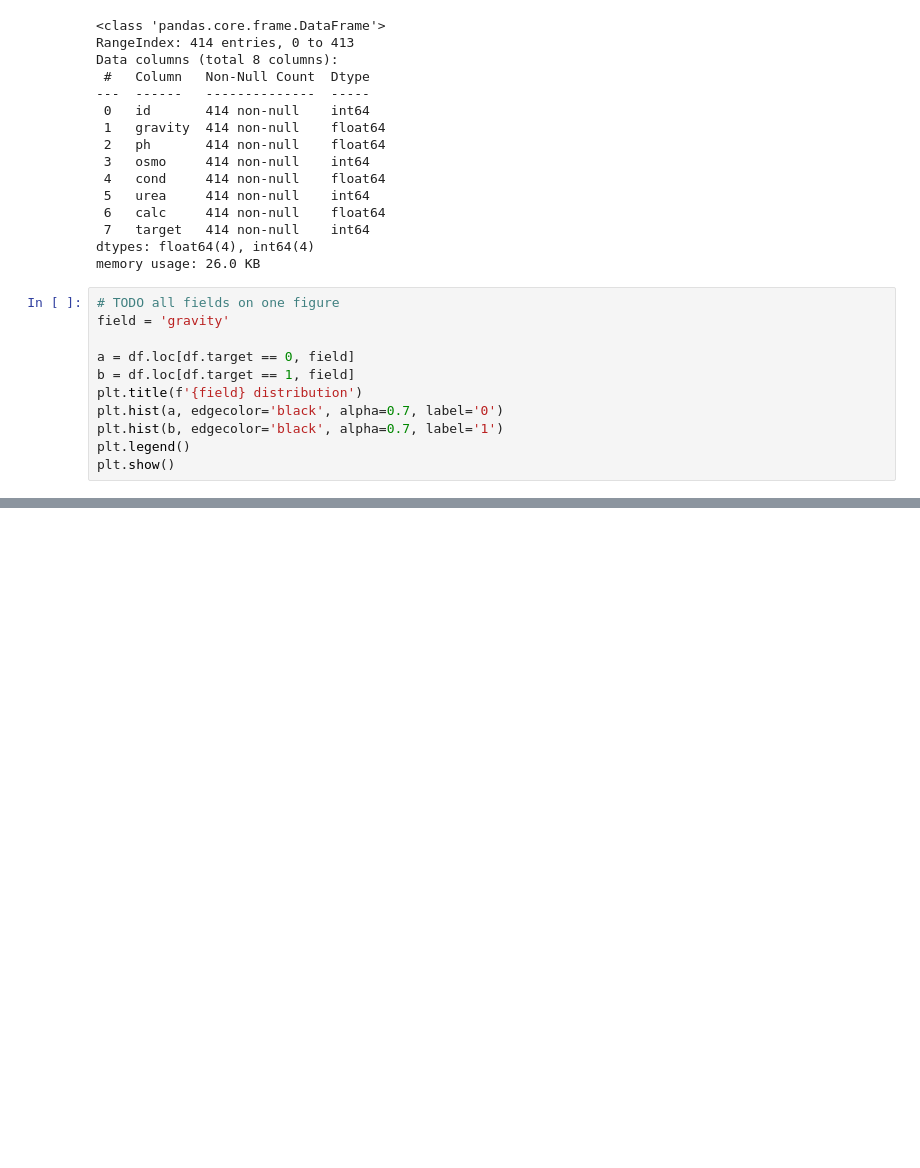
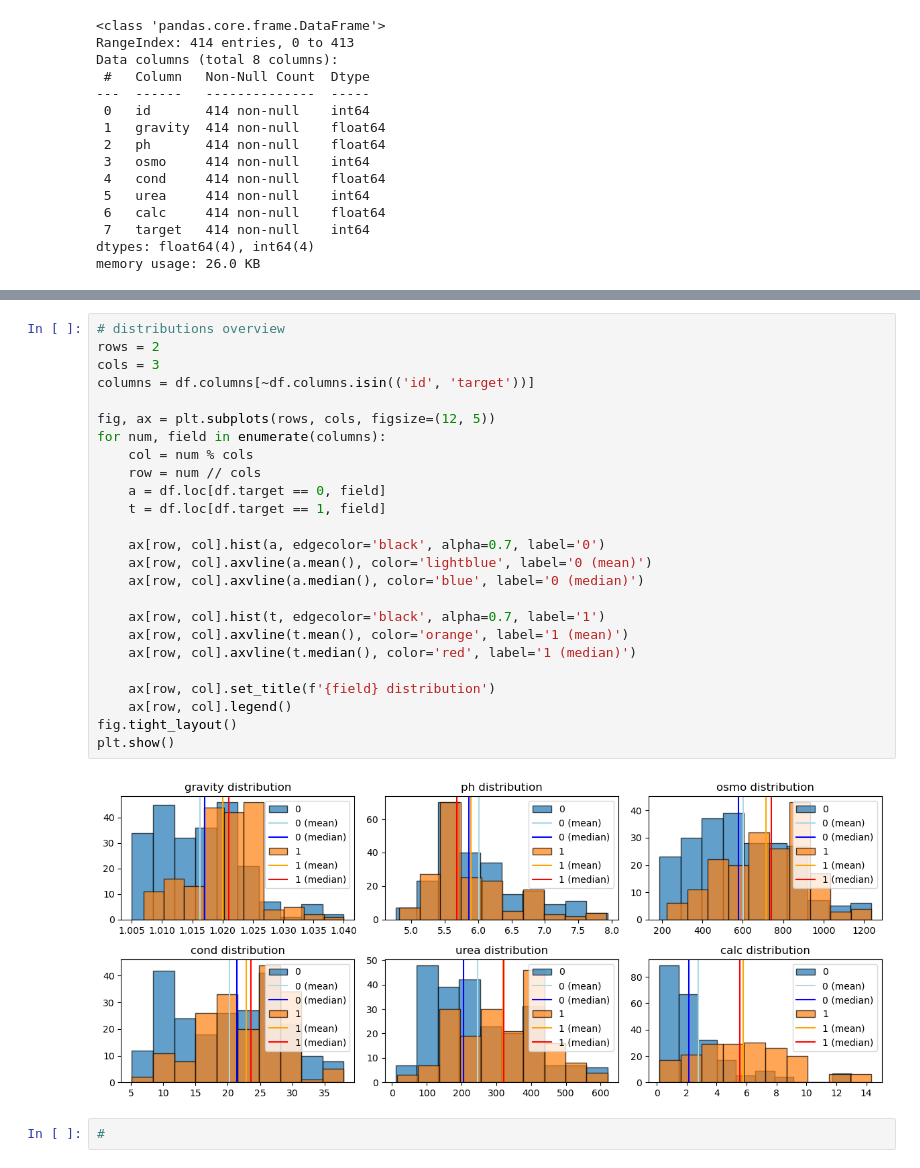
Before and after one commit to j2cry/playground, a Jupyter notebook: S3E12/overview.ipynb, the cells around one changed output, grey strips where cells are left out. Drawn from its saved outputs; the diff is of its cells as text; blank space fills up the shorter version.

```diff
--- a/S3E12/overview.ipynb
+++ b/S3E12/overview.ipynb
@@ -41,14 +41,3 @@ Data columns (total 8 columns):
  7   target   414 non-null    int64
 dtypes: float64(4), int64(4)
 memory usage: 26.0 KB
-# %%
-# TODO all fields on one figure
-field = 'gravity'
-
-a = df.loc[df.target == 0, field]
-b = df.loc[df.target == 1, field]
-plt.title(f'{field} distribution')
-plt.hist(a, edgecolor='black', alpha=0.7, label='0')
-plt.hist(b, edgecolor='black', alpha=0.7, label='1')
-plt.legend()
-plt.show()
@@ -56,0 +51,29 @@ plt.show()
+# %%
+# distributions overview
+rows = 2
+cols = 3
+columns = df.columns[~df.columns.isin(('id', 'target'))]
+
+fig, ax = plt.subplots(rows, cols, figsize=(12, 5))
+for num, field in enumerate(columns):
+    col = num % cols
+    row = num // cols
+    a = df.loc[df.target == 0, field]
+    t = df.loc[df.target == 1, field]
+
+    ax[row, col].hist(a, edgecolor='black', alpha=0.7, label='0')
+    ax[row, col].axvline(a.mean(), color='lightblue', label='0 (mean)')
+    ax[row, col].axvline(a.median(), color='blue', label='0 (median)')
+
+    ax[row, col].hist(t, edgecolor='black', alpha=0.7, label='1')
+    ax[row, col].axvline(t.mean(), color='orange', label='1 (mean)')
+    ax[row, col].axvline(t.median(), color='red', label='1 (median)')
+
+    ax[row, col].set_title(f'{field} distribution')
+    ax[row, col].legend()
+fig.tight_layout()
+plt.show()
+# %% [output]
+[figure, added]
+# %%
+#
```
Also changed, not shown: parts of 2 cells of this notebook, 3 other files.
